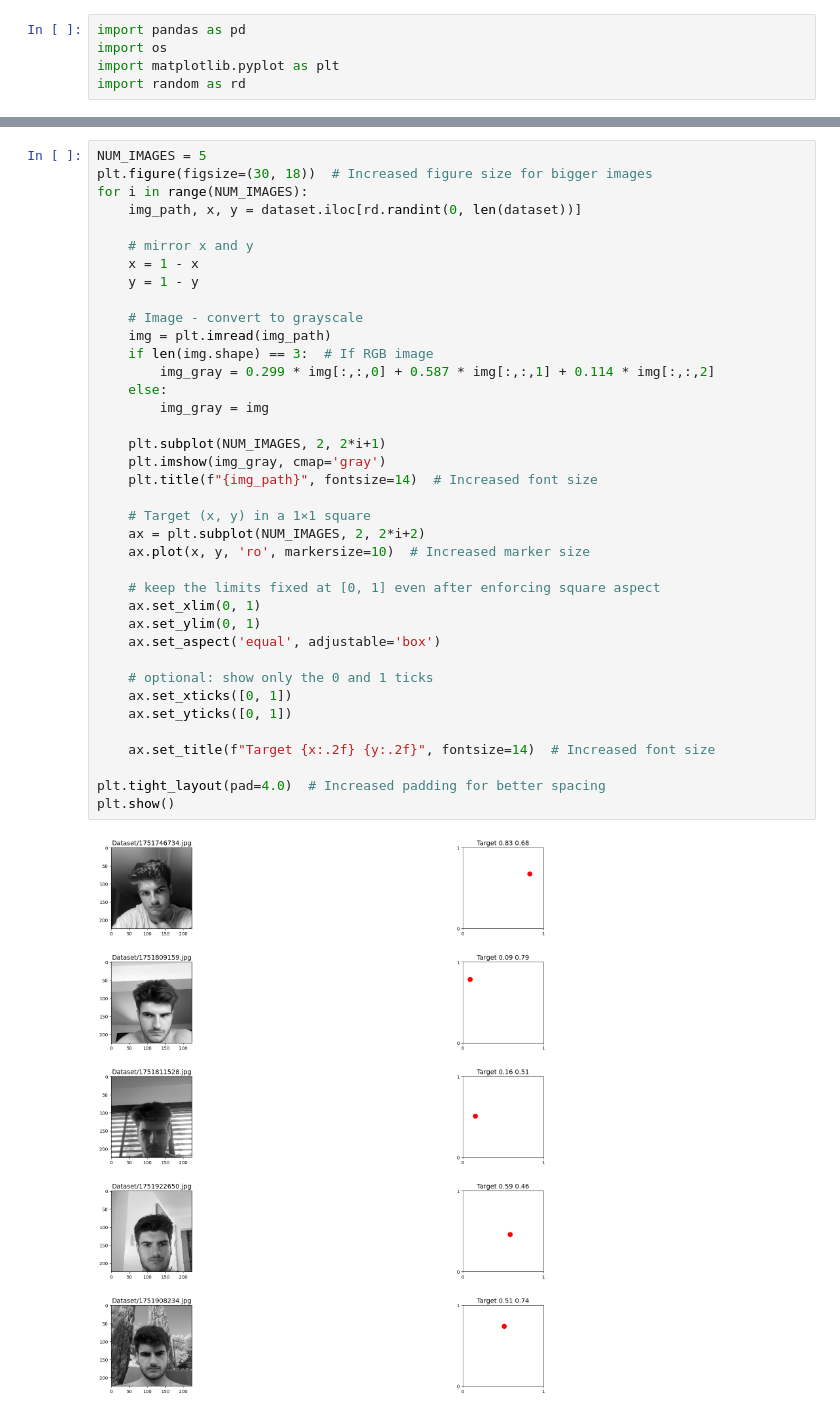
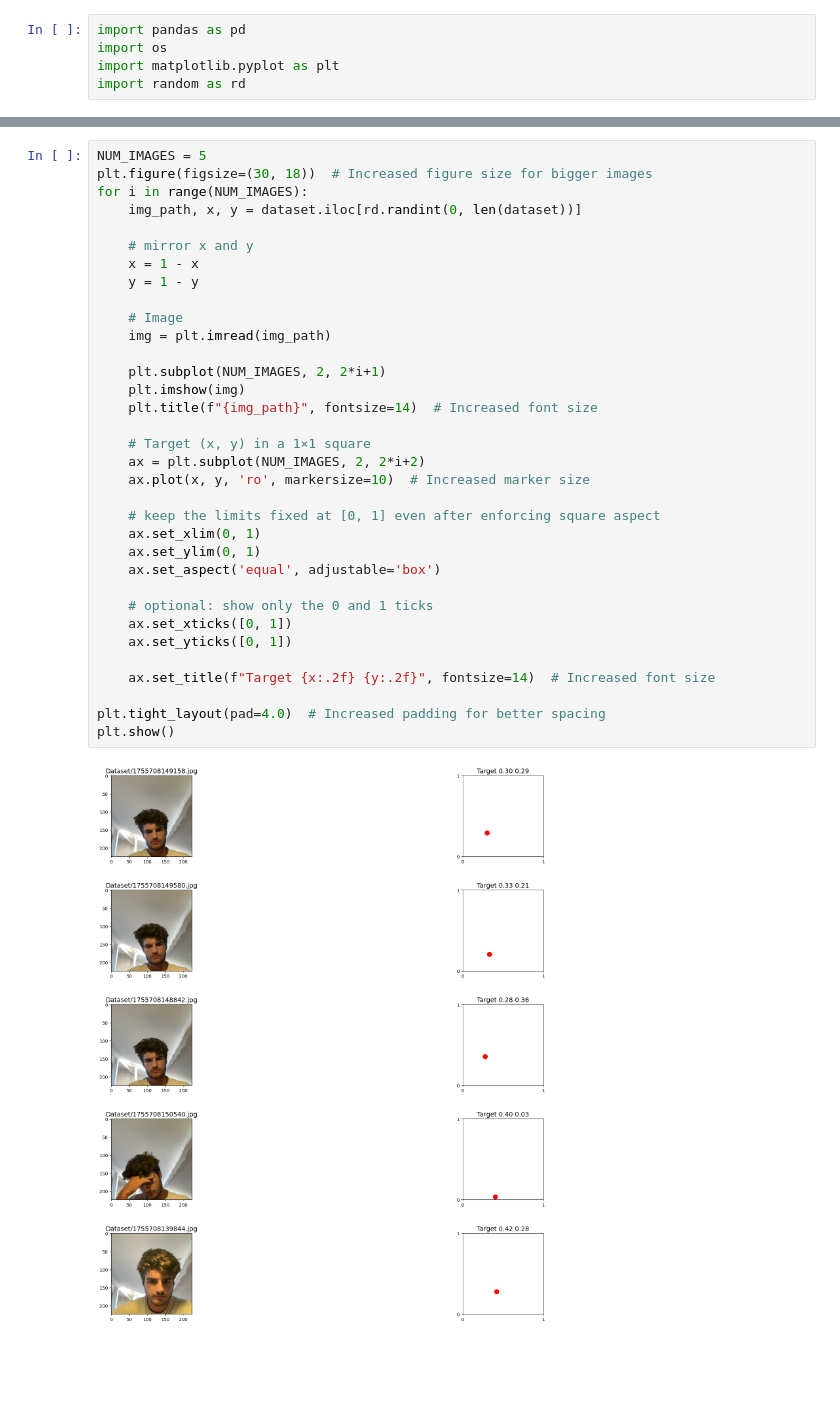
Before and after one commit to eliottvalette/Eye-Tracker, a Jupyter notebook: dataset_check.ipynb, the cells around one changed output, grey strips where cells are left out. Cells and saved outputs as stored; diff of their text form; blank space fills up the shorter version.

```diff
--- a/dataset_check.ipynb
+++ b/dataset_check.ipynb
@@ -29,40 +29,36 @@ plt.figure(figsize=(30, 18))  # Increased figure size for bigger images
 for i in range(NUM_IMAGES):
     img_path, x, y = dataset.iloc[rd.randint(0, len(dataset))]
 
     # mirror x and y
     x = 1 - x
     y = 1 - y
 
-    # Image - convert to grayscale
+    # Image
     img = plt.imread(img_path)
-    if len(img.shape) == 3:  # If RGB image
-        img_gray = 0.299 * img[:,:,0] + 0.587 * img[:,:,1] + 0.114 * img[:,:,2]
-    else:
-        img_gray = img
 
     plt.subplot(NUM_IMAGES, 2, 2*i+1)
-    plt.imshow(img_gray, cmap='gray')
+    plt.imshow(img)
     plt.title(f"{img_path}", fontsize=14)  # Increased font size
 
     # Target (x, y) in a 1×1 square
     ax = plt.subplot(NUM_IMAGES, 2, 2*i+2)
     ax.plot(x, y, 'ro', markersize=10)  # Increased marker size
 
     # keep the limits fixed at [0, 1] even after enforcing square aspect
     ax.set_xlim(0, 1)
     ax.set_ylim(0, 1)
     ax.set_aspect('equal', adjustable='box')
 
     # optional: show only the 0 and 1 ticks
     ax.set_xticks([0, 1])
     ax.set_yticks([0, 1])
 
     ax.set_title(f"Target {x:.2f} {y:.2f}", fontsize=14)  # Increased font size
 
 plt.tight_layout(pad=4.0)  # Increased padding for better spacing
 plt.show()
 # %% [output]
-[figure, old version]
+[figure, new version]
 # %%
 NUM_IMAGES = 5
 plt.figure(figsize=(30, 18))  # Increased figure size for bigger images
```
Also changed, not shown: parts of 3 cells of this notebook, 15 other files.
